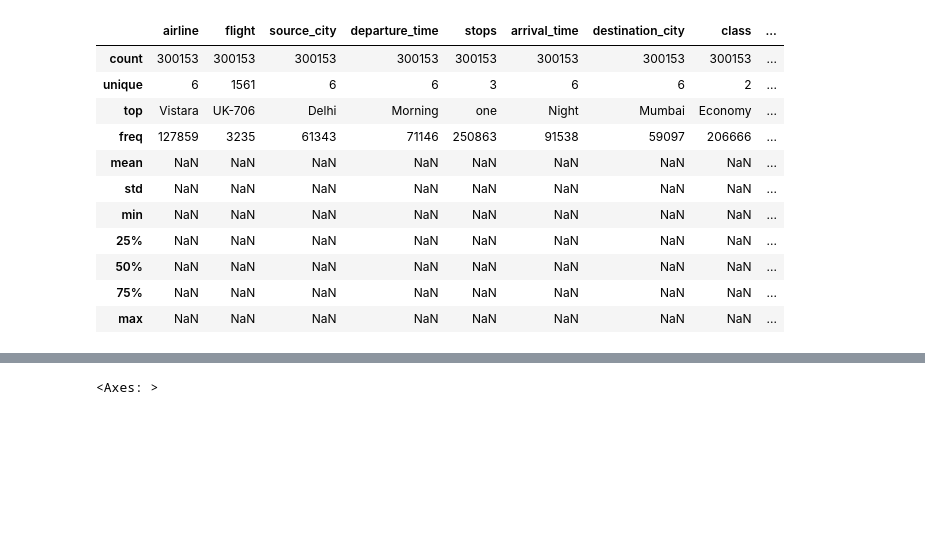
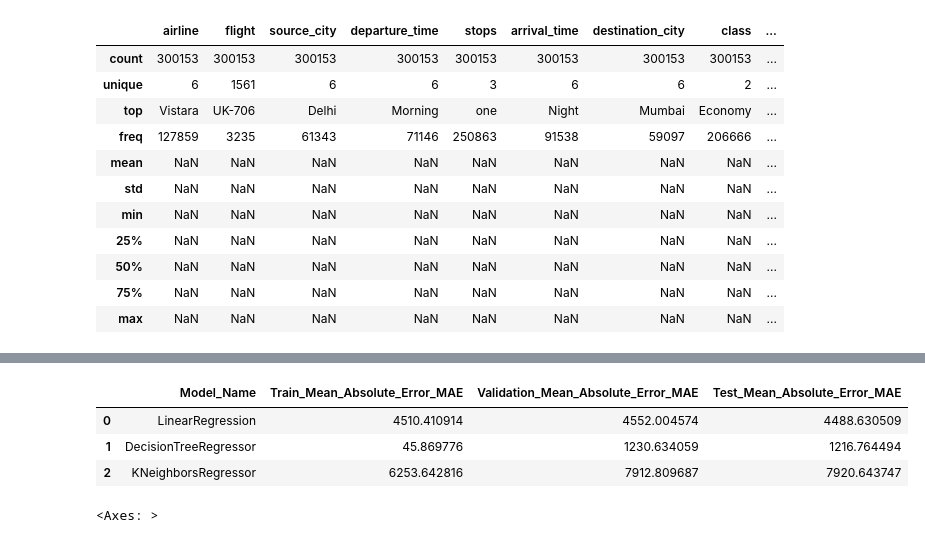
Before and after one commit to herman72/ML_CS_C3240, a Jupyter notebook: EDA.ipynb, the cells around one changed output, grey strips where cells are left out. Saved outputs shown, nothing was run; the diff lists cells and outputs as text; code cells hidden in the pictures; blank space fills up the shorter version.

Commit message:
train models

```diff
--- a/EDA.ipynb
+++ b/EDA.ipynb
@@ -67,0 +88,22 @@ df_preprocessed = preprocessing(df)
+# %%
+def load_data():
+    # Read data
+    df = pd.read_csv("Clean_Dataset.csv", index_col=0)
+
+    df = preprocessing(df)
+
+    X = df.copy()
+    y = X.pop("price")
+
+    # Split the data into training, validation, and testing sets
+    xtrain, xtest, ytrain, ytest = train_test_split(X, y, random_state=1, test_size=0.2, shuffle=True)
+
+    # Further split the training data into training and validation sets
+    xtrain, xvalid, ytrain, yvalid = train_test_split(xtrain, ytrain, random_state=1, test_size=0.2, shuffle=True)
+
+    return xtrain, xvalid, xtest, ytrain, yvalid, ytest
+# %%
+X_train, X_valid, X_test, y_train, y_valid, y_test = load_data()
+# %%
+models = [LinearRegression(), DecisionTreeRegressor(), KNeighborsRegressor()]
+results = []
@@ -67,0 +159,2 @@ df_preprocessed = preprocessing(df)
+# %%
+result_dataFrame = pd.DataFrame(results)
@@ -68,3 +163,10 @@ df_preprocessed = preprocessing(df)
+# %%
+result_dataFrame[["Model_Name", "Train_Mean_Absolute_Error_MAE", "Validation_Mean_Absolute_Error_MAE", "Test_Mean_Absolute_Error_MAE"]]
+# %% [output]
+|  | Model_Name | Train_Mean_Absolute_Error_MAE | Validation_Mean_Absolute_Error_MAE | Test_Mean_Absolute_Error_MAE |
+| 0 | LinearRegression | 4510.410914 | 4552.004574 | 4488.630509 |
+| 1 | DecisionTreeRegressor | 45.869776 | 1230.634059 | 1216.764494 |
+| 2 | KNeighborsRegressor | 6253.642816 | 7912.809687 | 7920.643747 |
 # %%
 mask = np.triu(np.ones_like(df_preprocessed.corr(), dtype=bool))
 
```
Also changed, not shown: parts of 4 cells of this notebook.
